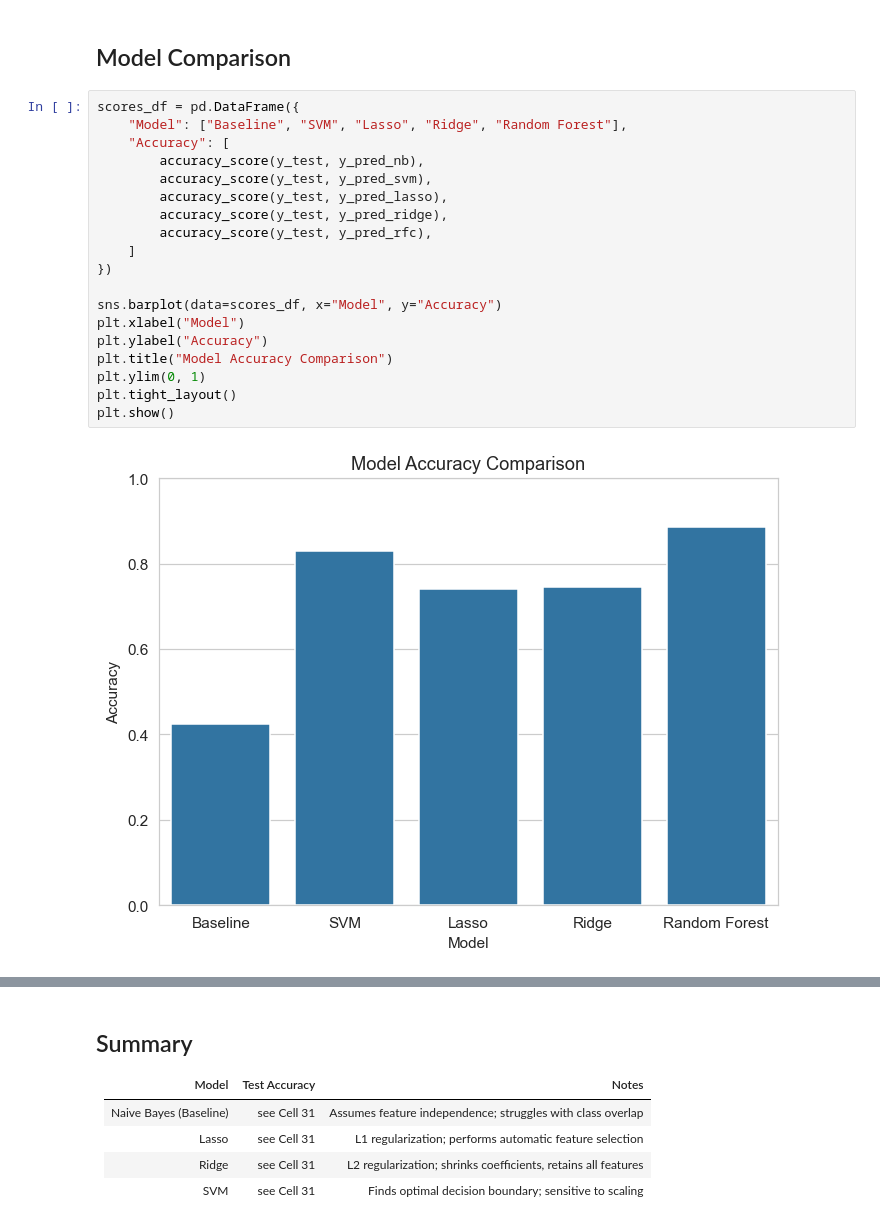
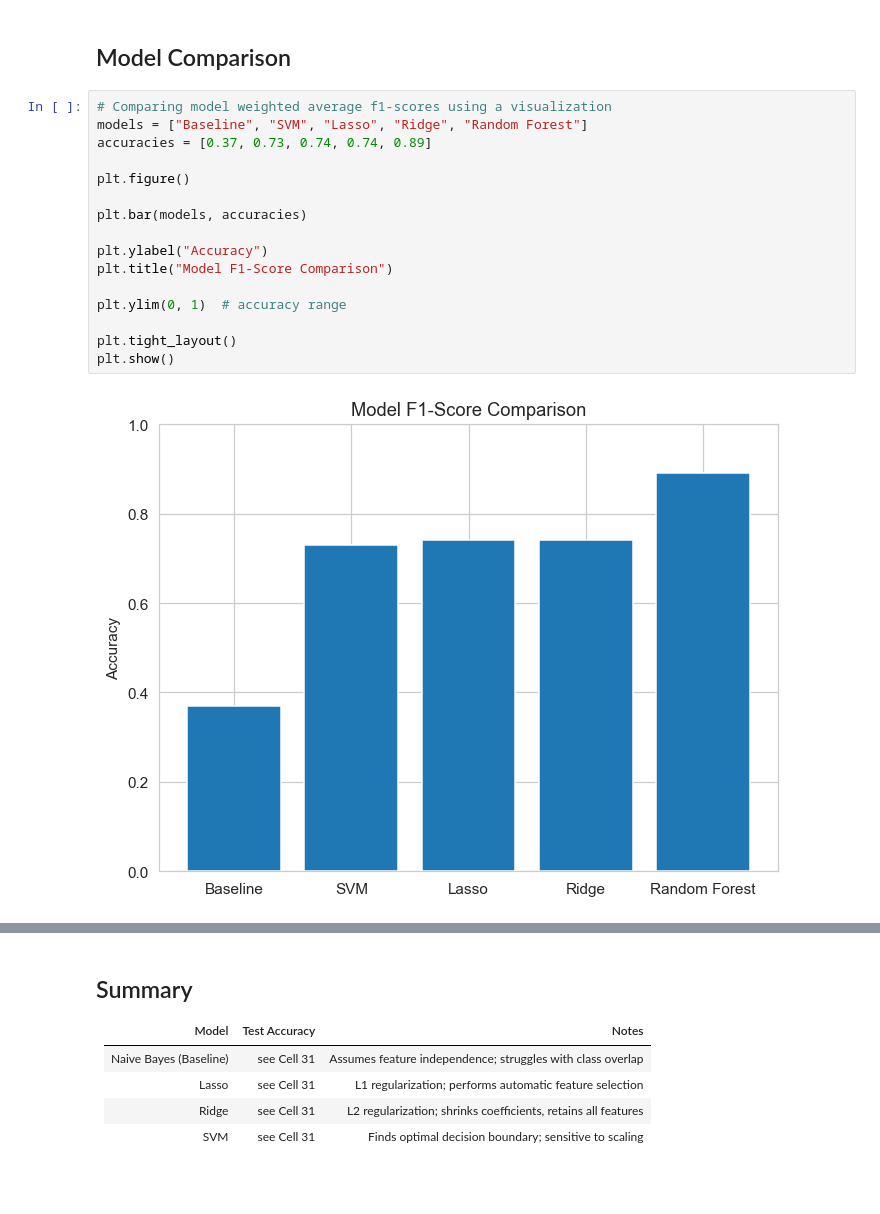
Before and after one commit to Beau-Belkowski/STT_811_Final_Project, a Jupyter notebook: STT_811_Project_Final.ipynb, the cells around one changed output, grey strips where cells are left out. Drawn from its saved outputs; the diff is of its cells as text; blank space fills up the shorter version.

```diff
--- a/STT_811_Project_Final.ipynb
+++ b/STT_811_Project_Final.ipynb
@@ -630,24 +1109,21 @@ This is not a coincidence — it's validation. The store's internal ABC labels a
 # %% [markdown]
 ## Model Comparison
 # %%
-scores_df = pd.DataFrame({
-    "Model": ["Baseline", "SVM", "Lasso", "Ridge", "Random Forest"],
-    "Accuracy": [
-        accuracy_score(y_test, y_pred_nb),
-        accuracy_score(y_test, y_pred_svm),
-        accuracy_score(y_test, y_pred_lasso),
-        accuracy_score(y_test, y_pred_ridge),
-        accuracy_score(y_test, y_pred_rfc),
-    ]
-})
+# Comparing model weighted average f1-scores using a visualization
+models = ["Baseline", "SVM", "Lasso", "Ridge", "Random Forest"]
+accuracies = [0.37, 0.73, 0.74, 0.74, 0.89]
 
-sns.barplot(data=scores_df, x="Model", y="Accuracy")
-plt.xlabel("Model")
+plt.figure()
+
+plt.bar(models, accuracies)
+
 plt.ylabel("Accuracy")
-plt.title("Model Accuracy Comparison")
-plt.ylim(0, 1)
+plt.title("Model F1-Score Comparison")
+
+plt.ylim(0, 1)  # accuracy range
+
 plt.tight_layout()
 plt.show()
 # %% [output]
-[figure, old version]
+[figure, new version]
 # %%
```
Also changed, not shown: parts of 60 cells of this notebook.
